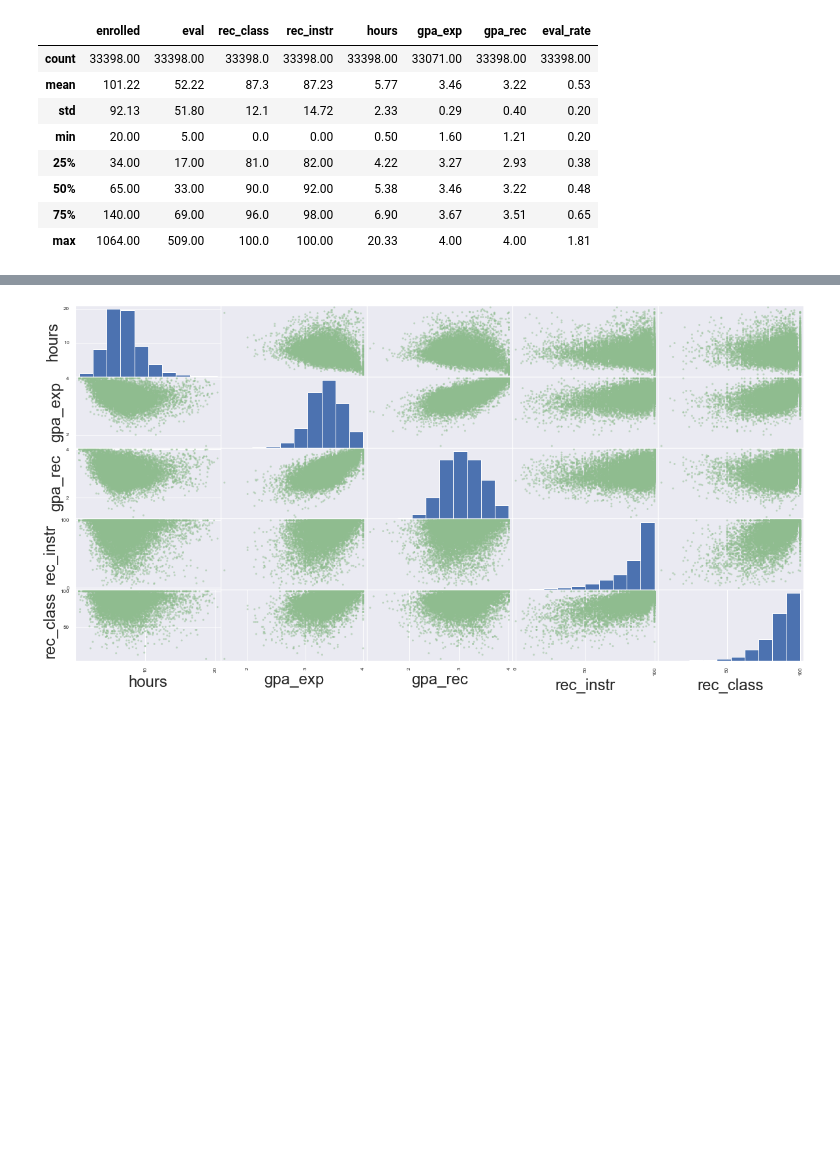
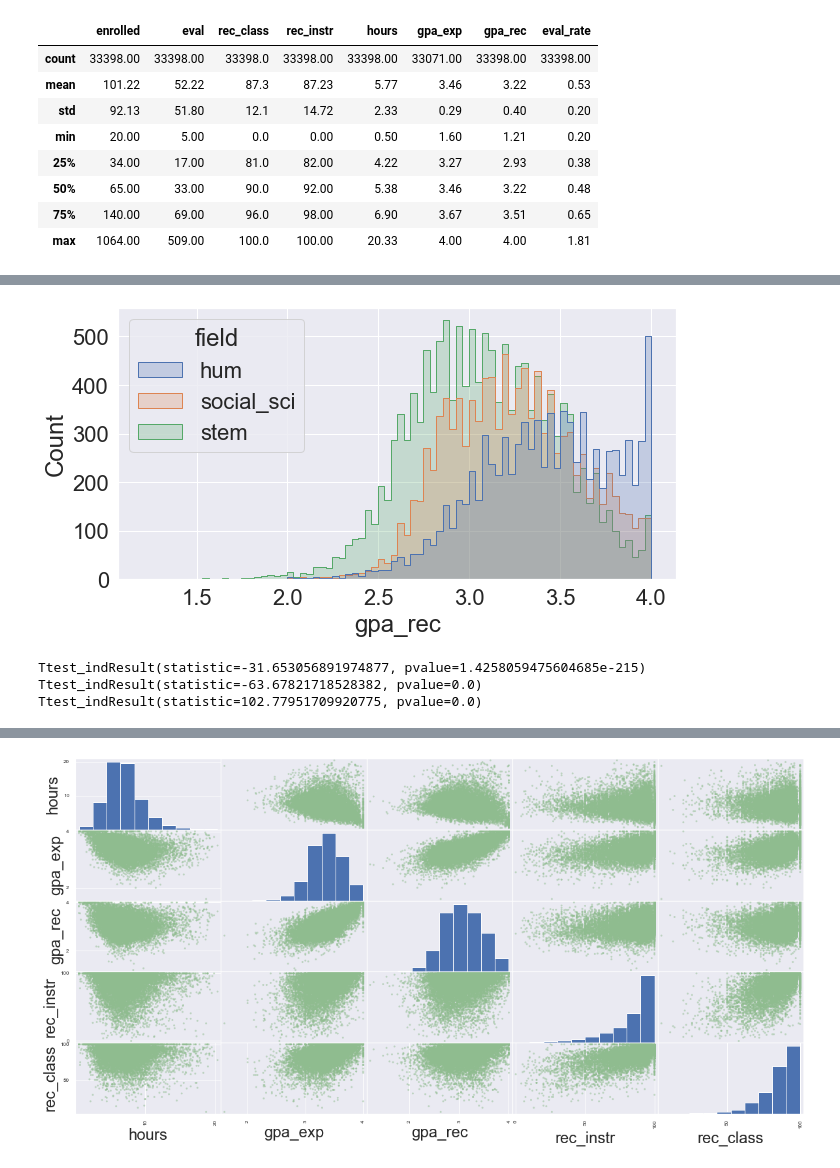
Before and after one commit to p-ghag/DataScience, a Jupyter notebook: FinalProject_group046.ipynb, the cells around one changed output, grey strips where cells are left out. Saved outputs shown, nothing was run; the diff lists cells and outputs as text; code cells hidden in the pictures; blank space fills up the shorter version.

```diff
--- a/FinalProject_group046.ipynb
+++ b/FinalProject_group046.ipynb
@@ -332,0 +418,23 @@ cape_hum = cape[cape['field'] == "hum"]
+# %%
+# A helper method for moving plot legends
+# Thanks to Michael Waskom (https://github.com/mwaskom/seaborn/issues/2280)
+def move_legend(ax, new_loc, **kws):
+    old_legend = ax.legend_
+    handles = old_legend.legendHandles
+    labels = [t.get_text() for t in old_legend.get_texts()]
+    title = old_legend.get_title().get_text()
+    ax.legend(handles, labels, loc=new_loc, title=title, **kws)
+# %%
+# generate comparative histograms of the three categories of courses in regard of GPA received
+plot_gpa_rec = sns.histplot(cape, x="gpa_rec", hue="field", element="step")
+move_legend(plot_gpa_rec, "upper left")
+# %% [output]
+[figure, added]
+# %%
+print(stats.ttest_ind(cape_stem["gpa_rec"], cape_social_sci["gpa_rec"]))
+print(stats.ttest_ind(cape_stem["gpa_rec"], cape_hum["gpa_rec"]))
+print(stats.ttest_ind(cape_social_sci["hours"], cape_hum["gpa_rec"]))
+# %% [output]
+Ttest_indResult(statistic=-31.653056891974877, pvalue=1.4258059475604685e-215)
+Ttest_indResult(statistic=-63.67821718528382, pvalue=0.0)
+Ttest_indResult(statistic=102.77951709920775, pvalue=0.0)
```
Also changed, not shown: parts of 47 cells of this notebook.
